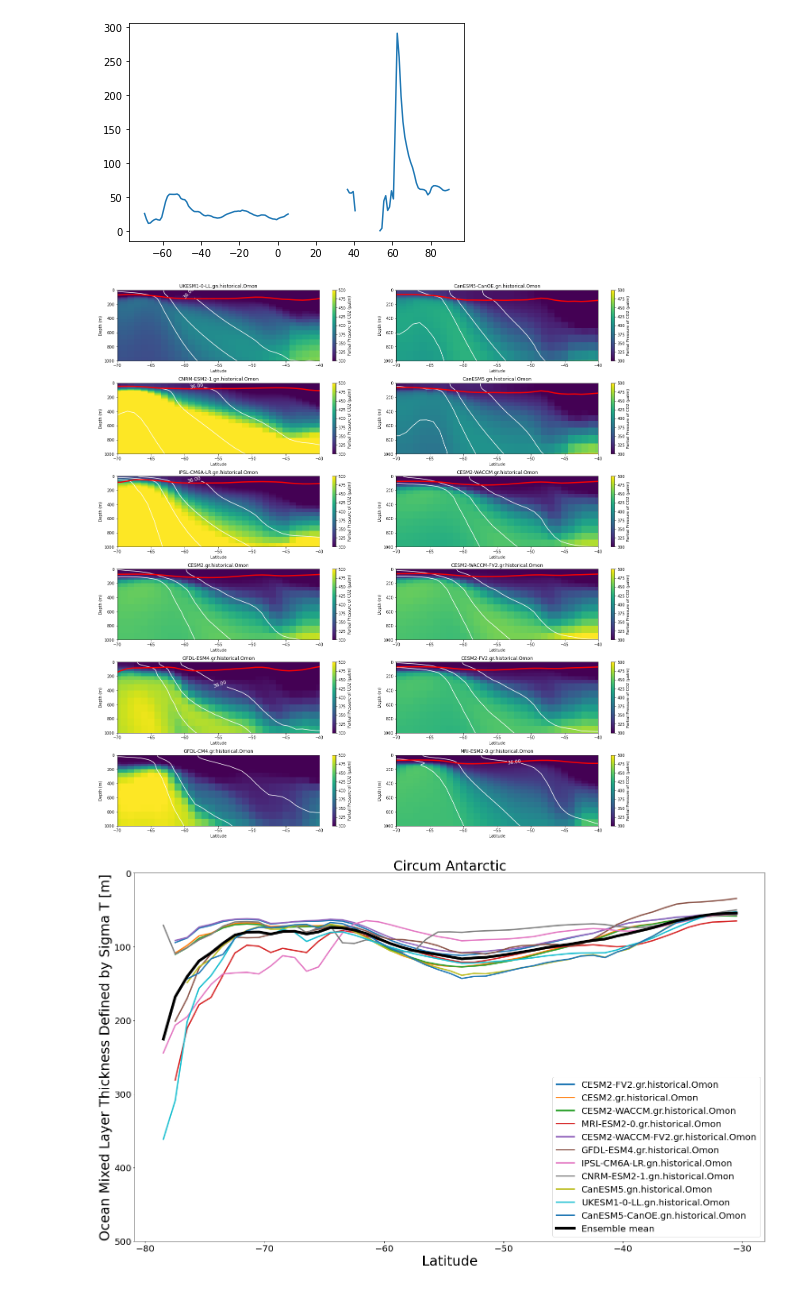
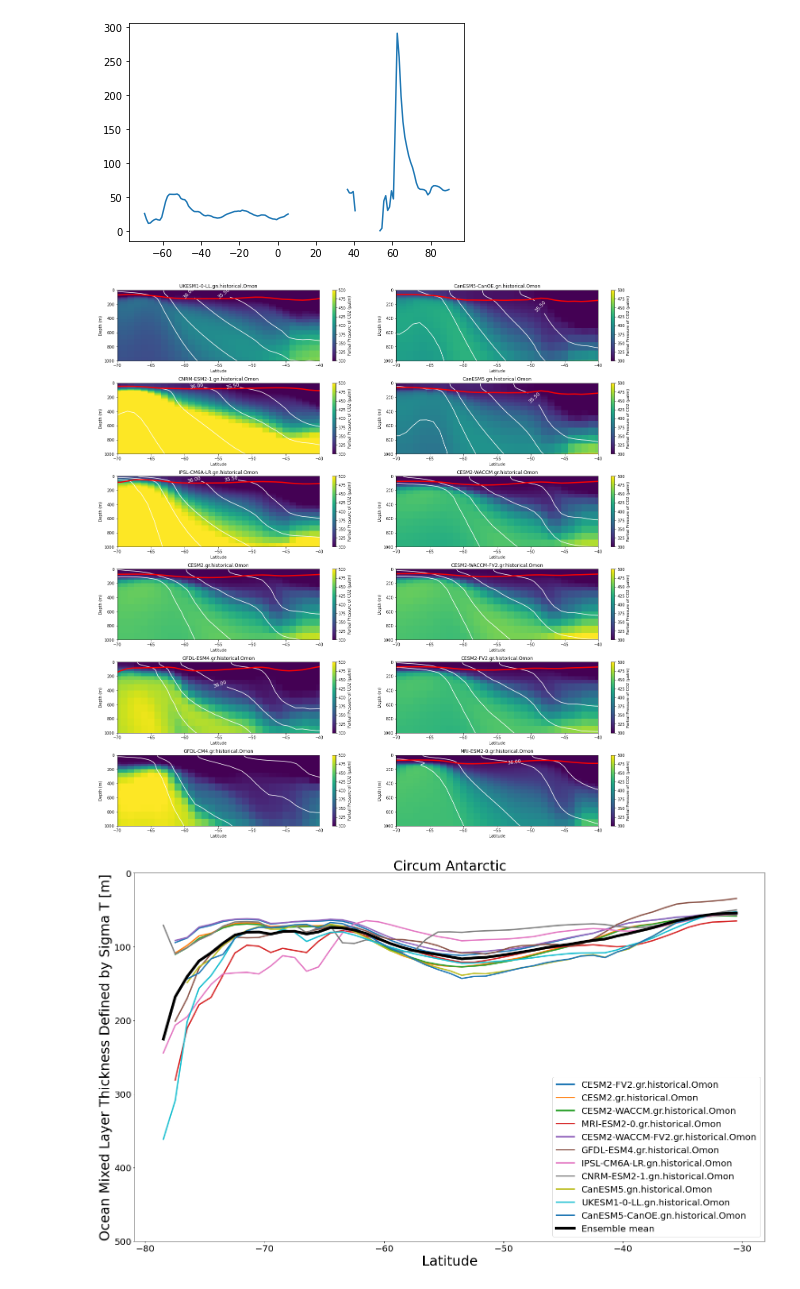
Before and after one commit to gmacgilchrist/seniorthesis, a Jupyter notebook: notebooks/mixedlayerdepth_mlotst.ipynb, the cells around one changed output. Drawn from its saved outputs; the diff is of its cells as text; code cells hidden in the pictures.

```diff
--- a/notebooks/mixedlayerdepth_mlotst.ipynb
+++ b/notebooks/mixedlayerdepth_mlotst.ipynb
@@ -288,34 +288,34 @@ for name, ds in dd_x.items():
 # %%
 fig, axarr = plt.subplots(nrows = 6, ncols = 2, figsize=[20,20])
 fig.tight_layout(pad = 3.5)
 # plt.rc('font', size = 14)
 # plt.rc('axes', titlesize= 14)
 # plt.rc('axes', labelsize= 12)
 # plt.rc('figure', titlesize=16)
 
 ax_idx = 0
 for name, ds in dd_x.items():
     ax = axarr.flat[ax_idx]
     conversion =  1e6/1035
 #     results = pyco2.sys(par1=ds['talk']*conversion,par2=ds['dissic']*conversion,par1_type=1,par2_type=2,
 #                         pressure_out=0, temperature_out = ds['thetao'], pressure = ds['p'],
 #                         temperature = ds['insitutemp'])
     ax.set_xlim([-70,-40])
     ax.set_ylim([0,1000])
     im = ax.pcolormesh(ds['y'],ds['lev'], PCO2_x[name], vmin = 300, vmax = 500)
     if name != 'GFDL-CM4.gr.historical.Omon':
         ax.plot(dd_mlotst[name].mlotst.y, dd_mlotst[name].mlotst.isel(x=slice(180,200), time = slice(0,239)).mean(['time', 'x'], keep_attrs=True), color = 'r', lw = 3)
-    CS = ax.contour(ds['y'],ds['lev'],ds['sigma2'],levels=[36, 36.5, 36.75, 37], colors = 'w')
+    CS = ax.contour(ds['y'],ds['lev'],ds['sigma2'],levels=[35.5, 36, 36.5, 36.75, 37], colors = 'w')
     ax.clabel(CS, inline=1, fontsize=12, manual = False)
     cbar = plt.colorbar(im,ax=ax)
     ax.invert_yaxis()
     cbar.set_label('Partial Pressure of CO2 (\u03BCatm)')
     ax.set_title(name)
     ax.set_xlabel('Latitude')
     ax.set_ylabel('Depth (m)')
     ax_idx += 1
 # %% [output]
-[figure, old version]
+[figure, new version]
 # %%
 # fig, ax = plt.subplots(nrows = 1, figsize=[18,12])
 plt.rc('font', size = 20)
```
